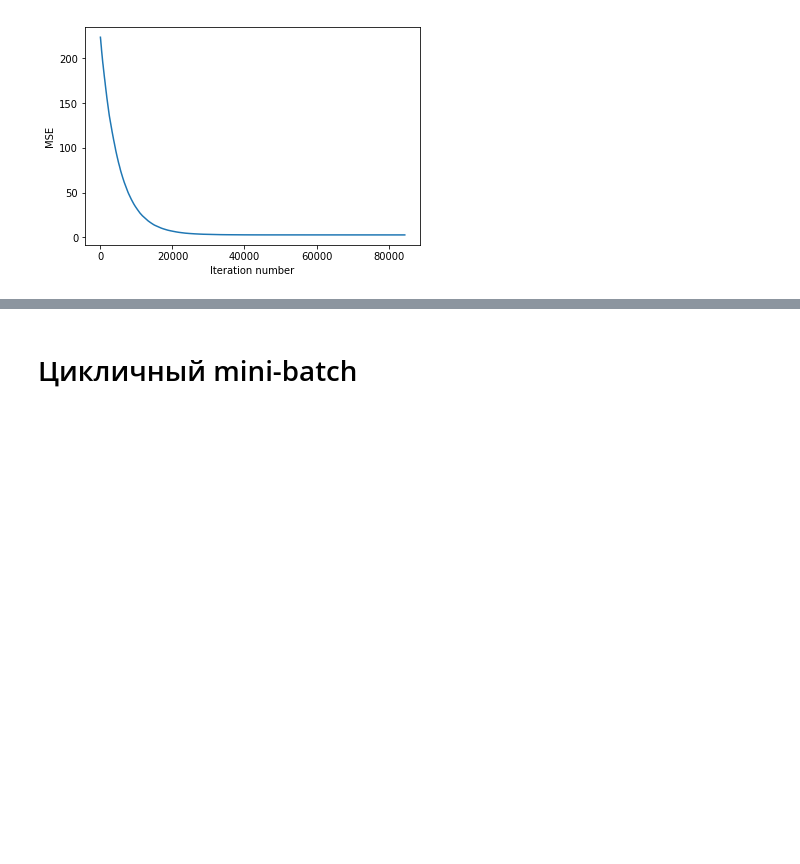
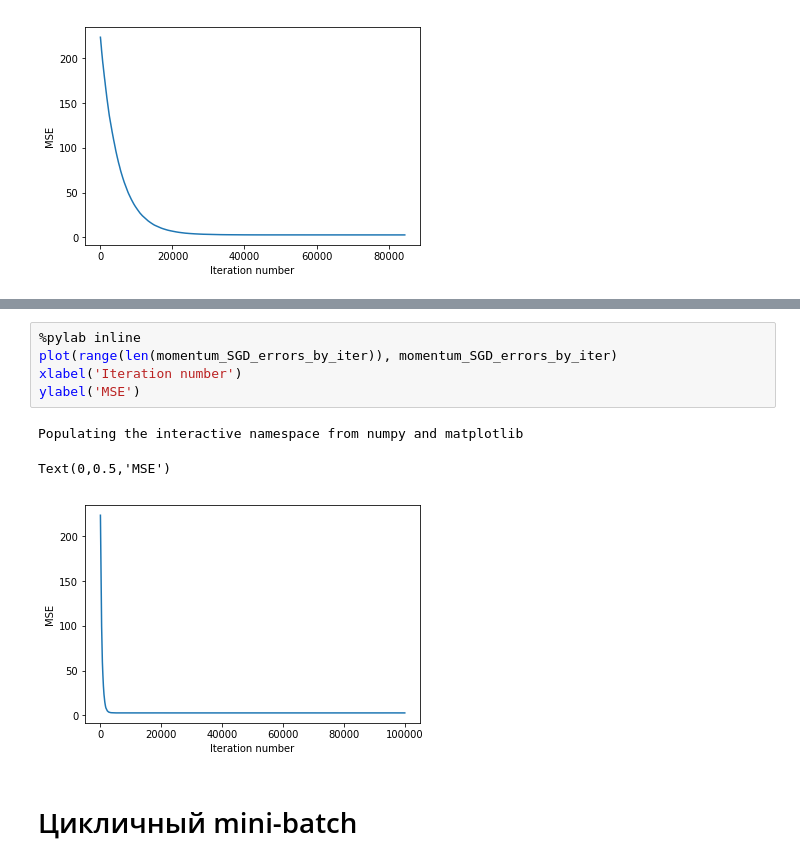
Before and after one commit to yk4r2/gradDesc, a Jupyter notebook: Comparison of gradient descents.ipynb, the cells around one changed output, grey strips where cells are left out. Saved outputs shown, nothing was run; the diff lists cells and outputs as text; blank space fills up the shorter version.

```diff
--- a/Comparison of gradient descents.ipynb
+++ b/Comparison of gradient descents.ipynb
@@ -208,3 +286,12 @@ Text(0,0.5,'MSE')
+# %%
+%pylab inline
+plot(range(len(momentum_SGD_errors_by_iter)), momentum_SGD_errors_by_iter)
+xlabel('Iteration number')
+ylabel('MSE')
+# %% [output]
+Populating the interactive namespace from numpy and matplotlib
+Text(0,0.5,'MSE')
+[figure, added]
 # %% [markdown]
 # Цикличный mini-batch
 # %%
```
Also changed, not shown: parts of 27 cells of this notebook.
